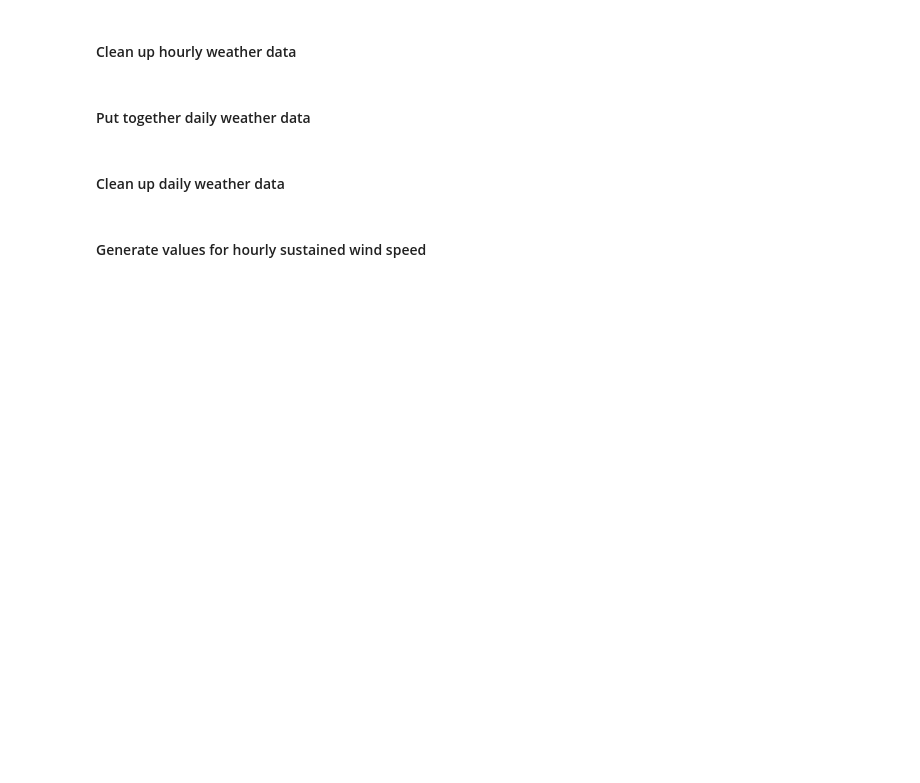
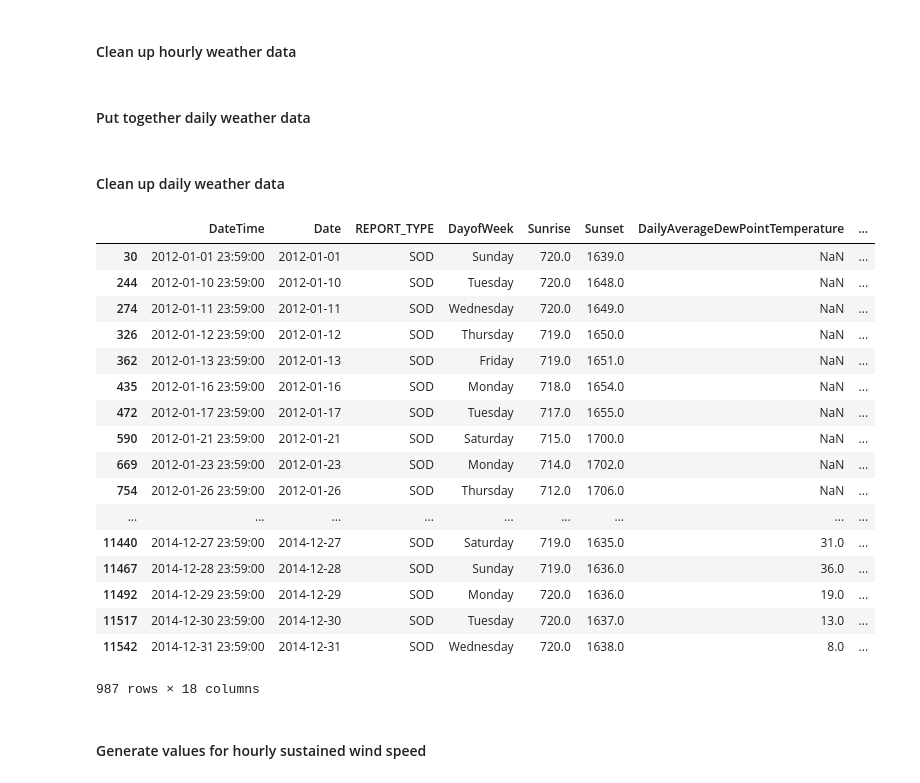
Before and after one commit to as597668404/IEOR4501_Final_Project, a Jupyter notebook: Project_Draft.ipynb, the cells around one changed output. Drawn from its saved outputs; the diff is of its cells as text; code cells hidden in the pictures; blank space fills up the shorter version.

```diff
--- a/Project_Draft.ipynb
+++ b/Project_Draft.ipynb
@@ -244,3 +233,53 @@ df_Weather_daily['DailyPrecipitation'].replace({"T": 0}, inplace=True)
+# %%
+# Change Column Names
+df_Weather_daily.rename(columns={
+                        'DATE':'DateTime'
+                       }, inplace = True)
+
+## Seperate Date and time, add Day of Week
+df_Weather_daily['DateTime'] = pd.to_datetime(df_Weather_daily['DateTime'])
+df_Weather_daily['Date'] = [d.date() for d in df_Weather_daily['DateTime']]
+
+df_Weather_daily['DayofWeek'] = df_Weather_daily['DateTime'].dt.day_name()
+
+## Move the Date and Day of Week columns to front
+W_daily_Date = df_Weather_daily['Date']
+df_Weather_daily.drop(labels=['Date'], axis=1, inplace=True)
+df_Weather_daily.insert(1, "Date", W_daily_Date)
+
+
+DayofWeek_WD = df_Weather_daily['DayofWeek']
+df_Weather_daily.drop(labels=['DayofWeek'], axis=1, inplace=True)
+df_Weather_daily.insert(3, "DayofWeek", DayofWeek_WD)
+
+## Split Year, Month, Date into seperate columns
+df_Weather_daily['Year'] = df_Weather_daily['DateTime'].dt.year
+df_Weather_daily['Month'] = df_Weather_daily['DateTime'].dt.month
+df_Weather_daily['Day'] = df_Weather_daily['DateTime'].dt.day
+
+# Replace T in Precipitation column with 0 since T means trace amount and we would like to have it as an integer
+df_Weather_daily['DailyPrecipitation'].replace({"T": 0}, inplace=True)
+
+df_Weather_daily
+# %% [output]
+|  | DateTime | Date | REPORT_TYPE | DayofWeek | Sunrise | Sunset | DailyAverageDewPointTemperature | ... |
+| 30 | 2012-01-01 23:59:00 | 2012-01-01 | SOD | Sunday | 720.0 | 1639.0 | NaN | ... |
+| 244 | 2012-01-10 23:59:00 | 2012-01-10 | SOD | Tuesday | 720.0 | 1648.0 | NaN | ... |
+| 274 | 2012-01-11 23:59:00 | 2012-01-11 | SOD | Wednesday | 720.0 | 1649.0 | NaN | ... |
+| 326 | 2012-01-12 23:59:00 | 2012-01-12 | SOD | Thursday | 719.0 | 1650.0 | NaN | ... |
+| 362 | 2012-01-13 23:59:00 | 2012-01-13 | SOD | Friday | 719.0 | 1651.0 | NaN | ... |
+| 435 | 2012-01-16 23:59:00 | 2012-01-16 | SOD | Monday | 718.0 | 1654.0 | NaN | ... |
+| 472 | 2012-01-17 23:59:00 | 2012-01-17 | SOD | Tuesday | 717.0 | 1655.0 | NaN | ... |
+| 590 | 2012-01-21 23:59:00 | 2012-01-21 | SOD | Saturday | 715.0 | 1700.0 | NaN | ... |
+| 669 | 2012-01-23 23:59:00 | 2012-01-23 | SOD | Monday | 714.0 | 1702.0 | NaN | ... |
+| 754 | 2012-01-26 23:59:00 | 2012-01-26 | SOD | Thursday | 712.0 | 1706.0 | NaN | ... |
+| ... | ... | ... | ... | ... | ... | ... | ... | ... |
+| 11440 | 2014-12-27 23:59:00 | 2014-12-27 | SOD | Saturday | 719.0 | 1635.0 | 31.0 | ... |
+| 11467 | 2014-12-28 23:59:00 | 2014-12-28 | SOD | Sunday | 719.0 | 1636.0 | 36.0 | ... |
+| 11492 | 2014-12-29 23:59:00 | 2014-12-29 | SOD | Monday | 720.0 | 1636.0 | 19.0 | ... |
+| 11517 | 2014-12-30 23:59:00 | 2014-12-30 | SOD | Tuesday | 720.0 | 1637.0 | 13.0 | ... |
+| 11542 | 2014-12-31 23:59:00 | 2014-12-31 | SOD | Wednesday | 720.0 | 1638.0 | 8.0 | ... |
+987 rows × 18 columns
 # %% [markdown]
 #### Generate values for hourly sustained wind speed
 # %%
```
Also changed, not shown: parts of 18 cells of this notebook, 3 other files.
